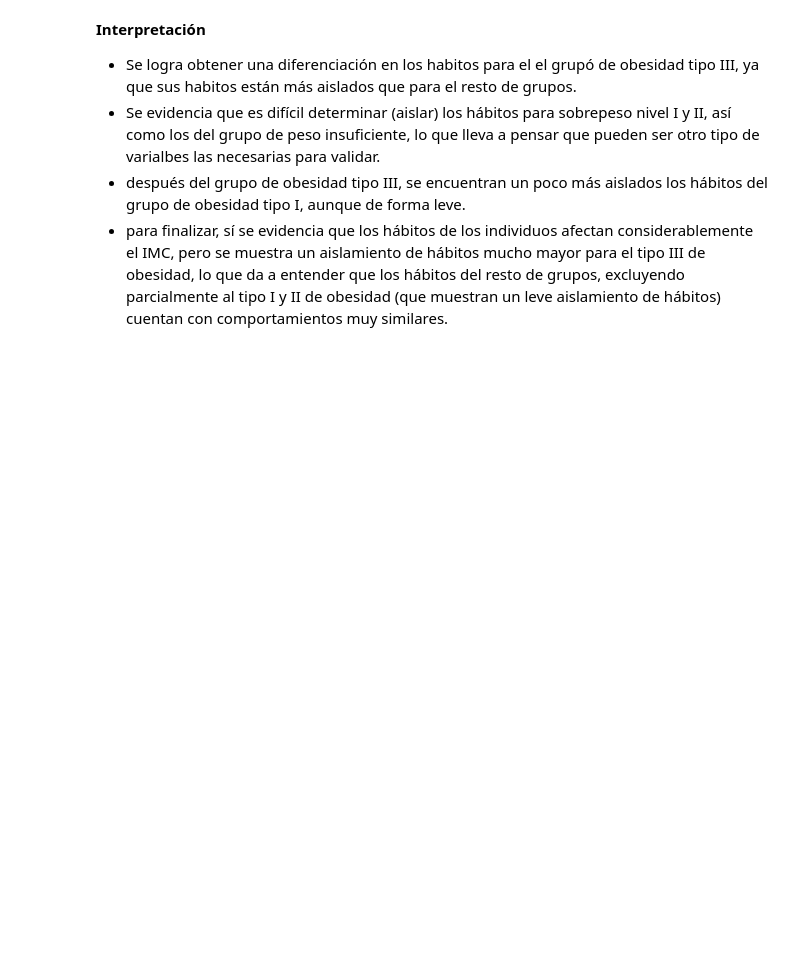
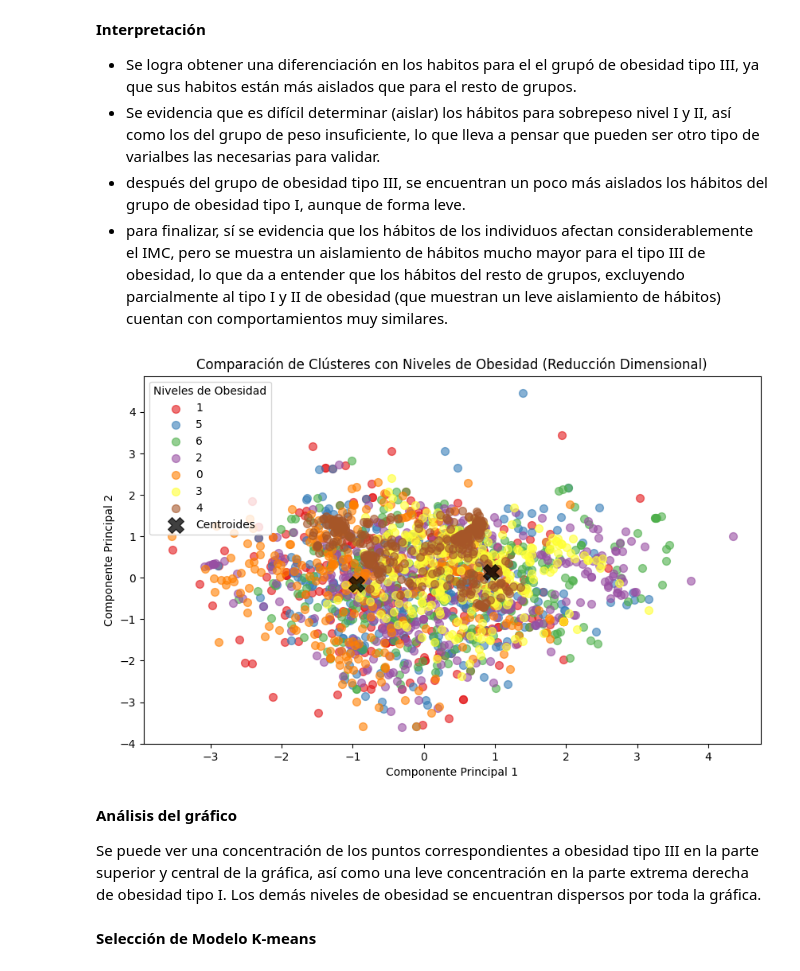
Before and after one commit to dfbat/ml_ean_2024_f, a Jupyter notebook: Cuadernos/Predicción de Obesidad a partir de Hábitos de Vida.ipynb, the cells around one changed output. Cells and saved outputs as stored; diff of their text form; code cells hidden in the pictures; blank space fills up the shorter version.

```diff
--- a/Cuadernos/Predicción de Obesidad a partir de Hábitos de Vida.ipynb
+++ b/Cuadernos/Predicción de Obesidad a partir de Hábitos de Vida.ipynb
@@ -355,3 +389,32 @@ plt.show()
 - Se evidencia que es difícil determinar (aislar) los hábitos para sobrepeso nivel I y II, así como los del grupo de peso insuficiente, lo que lleva a pensar que pueden ser otro tipo de varialbes las necesarias para validar.
 - después del grupo de obesidad tipo III, se encuentran un poco más aislados los hábitos del grupo de obesidad tipo I, aunque de forma leve.
 - para finalizar, sí se evidencia que los hábitos de los individuos afectan considerablemente el IMC, pero se muestra un aislamiento de hábitos mucho mayor para el tipo III de obesidad, lo que da a entender que los hábitos del resto de grupos, excluyendo parcialmente al tipo I y II de obesidad (que muestran un leve aislamiento de hábitos) cuentan con comportamientos muy similares.
+# %%
+# Mapeo de los niveles de obesidad a colores
+obesity_levels = df['NObeyesdad'].unique()
+color_map = {level: color for level, color in zip(obesity_levels, plt.cm.Set1.colors)}
+
+# Visualización de los clústeres con niveles de obesidad
+plt.figure(figsize=(10, 6))
+for level in obesity_levels:
+    indices = df['NObeyesdad'] == level
+    plt.scatter(variables_pca[indices, 0], variables_pca[indices, 1],
+                s=50, label=level, alpha=0.6, color=color_map[level])
+
+# Centros de los clústeres
+plt.scatter(centers_pca[:, 0], centers_pca[:, 1], c='black', s=200, alpha=0.75, marker='X', label='Centroides')
+
+plt.title('Comparación de Clústeres con Niveles de Obesidad (Reducción Dimensional)')
+plt.xlabel('Componente Principal 1')
+plt.ylabel('Componente Principal 2')
+plt.legend(title='Niveles de Obesidad')
+plt.show()
+# %% [output]
+[figure, added]
+# %% [markdown]
+**Análisis del gráfico**
+
+Se puede ver una concentración de los puntos correspondientes a obesidad tipo III en la parte superior y central de la gráfica, así como una leve concentración en la parte extrema derecha de obesidad tipo I.
+Los demás niveles de obesidad se encuentran dispersos por toda la gráfica.
+# %% [markdown]
+**Selección de Modelo K-means**
```
Also changed, not shown: parts of 16 cells of this notebook, 1 other file.
